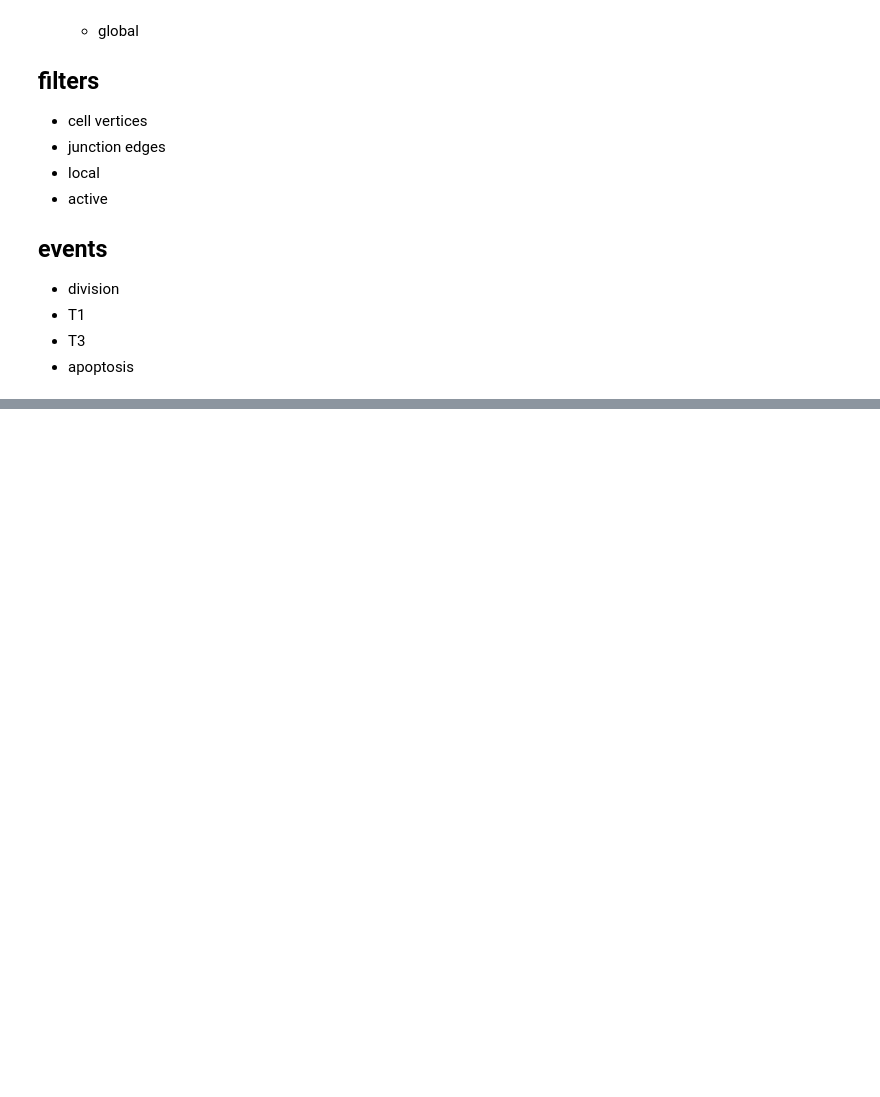
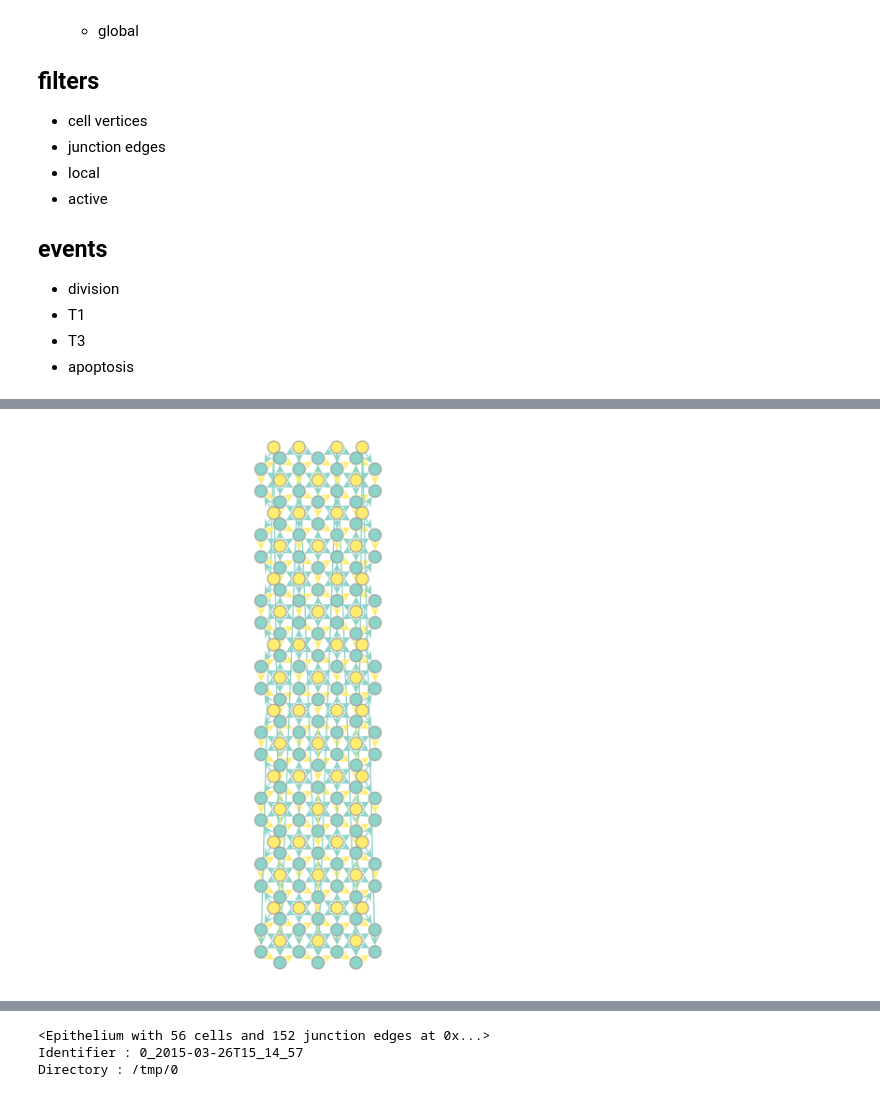
Before and after one commit to glyg/leg-joint, a Jupyter notebook: notebooks/API overhaul.ipynb, the cells around one changed output, grey strips where cells are left out. Cells and saved outputs as stored; diff of their text form; code cells hidden in the pictures; blank space fills up the shorter version.

```diff
--- a/notebooks/API overhaul.ipynb
+++ b/notebooks/API overhaul.ipynb
@@ -64,0 +92,2 @@
+# %%
+eptm.update_gradient().head()/eptm.norm_factor
@@ -89,0 +139,2 @@ eptm = Epithelium()
+# %%
+eptm.update_geometry()
@@ -89,0 +199,10 @@ eptm = Epithelium()
+# %%
+sigma = eptm.theta.copy()
+
+sigma.a = eptm.rho.a * eptm.theta.a
+pos = gt.group_vector_property([eptm.z, sigma])
+gt.graph_draw(eptm.graph, pos=pos,
+              edge_color=eptm.is_junction_edge,
+              vertex_fill_color=eptm.is_cell_vert, inline=True)
+# %% [output]
+[figure, added]
@@ -89,0 +210,6 @@ eptm = Epithelium()
+# %%
+print(eptm)
+# %% [output]
+<Epithelium with 56 cells and 152 junction edges at 0x...>
+Identifier : 0_2015-03-26T15_14_57
+Directory : /tmp/0
```
Also changed, not shown: parts of 38 cells of this notebook, 19 other files.
